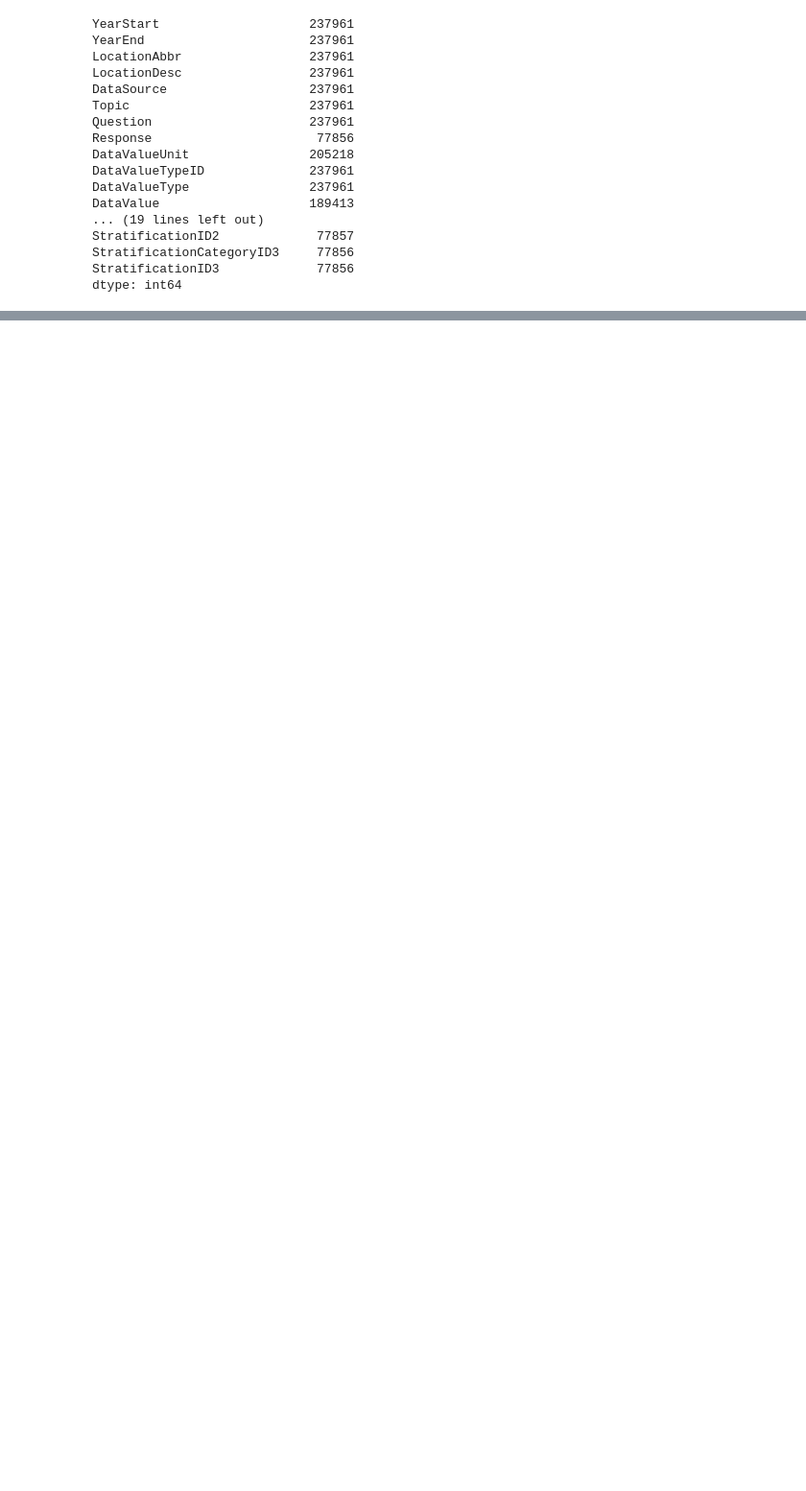
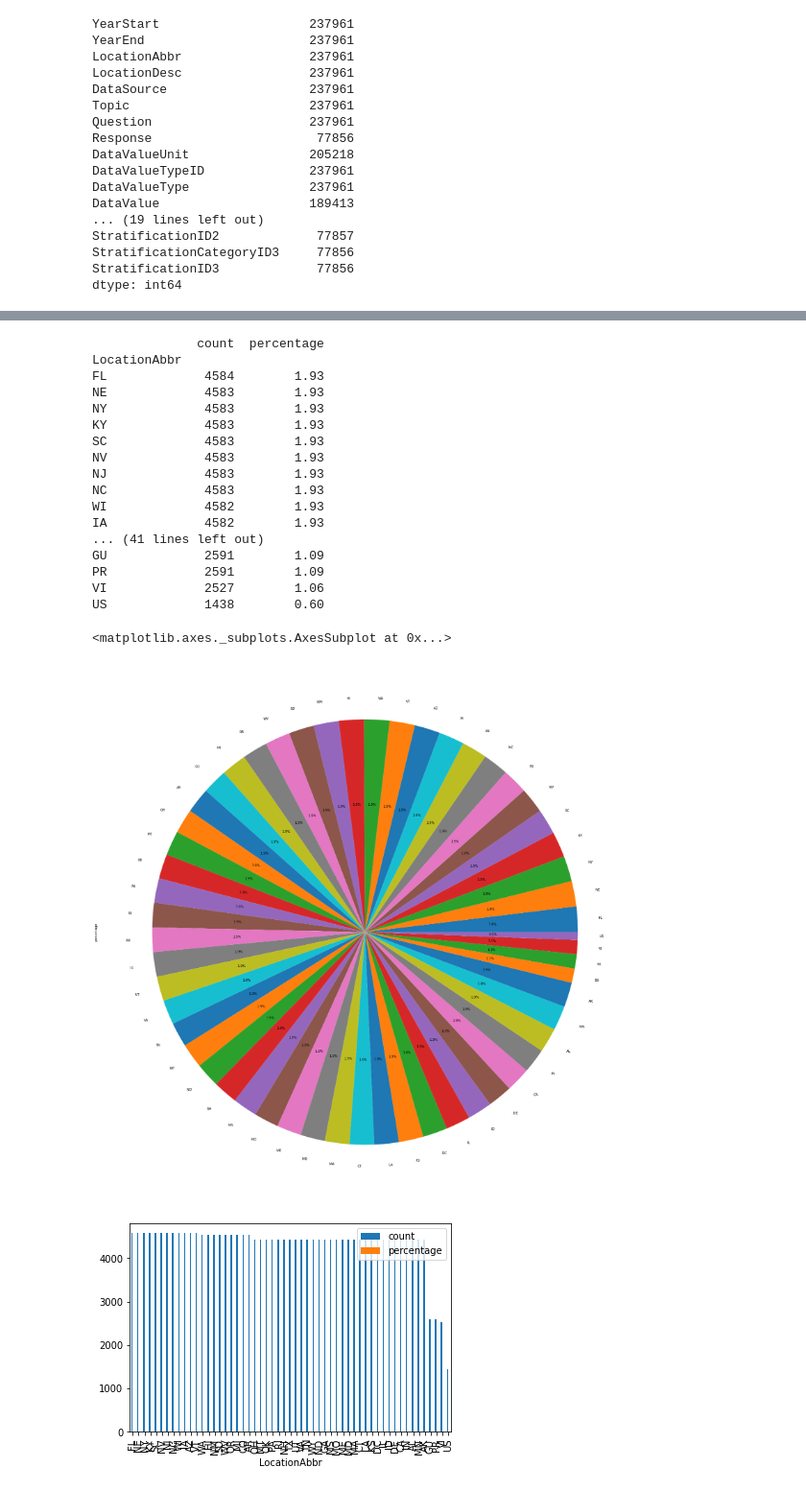
Before and after one commit to Thivadee19/LGCC_Capstone-Project, a Jupyter notebook: Capstone_Project.ipynb, the cells around one changed output, grey strips where cells are left out. Shown: that part at 96% size. Drawn from its saved outputs; the diff is of its cells as text; code cells hidden in the pictures; blank space fills up the shorter version.

```diff
--- a/Capstone_Project.ipynb
+++ b/Capstone_Project.ipynb
@@ -82 +141,30 @@ dtype: int64
+# %%
+plt.figure(figsize=(30,55))
+df3 =df.reset_index().groupby(['LocationAbbr']).size().to_frame('count')
+df3['percentage'] = round(df3['count'].div(237961).mul(100),2)
+df3 =df3.sort_values('count', ascending=False)
+print (df3)
+df3['percentage'].plot.pie(autopct="%.1f%%")
+df3.plot(kind='bar')
+# %% [output]
+              count  percentage
+LocationAbbr
+FL             4584        1.93
+NE             4583        1.93
+NY             4583        1.93
+KY             4583        1.93
+SC             4583        1.93
+NV             4583        1.93
+NJ             4583        1.93
+NC             4583        1.93
+WI             4582        1.93
+IA             4582        1.93
+... (41 lines left out)
+GU             2591        1.09
+PR             2591        1.09
+VI             2527        1.06
+US             1438        0.60
+<matplotlib.axes._subplots.AxesSubplot at 0x...>
+[figure, added]
+[figure, added]
 # %%
```
Also changed, not shown: parts of 11 cells of this notebook.
